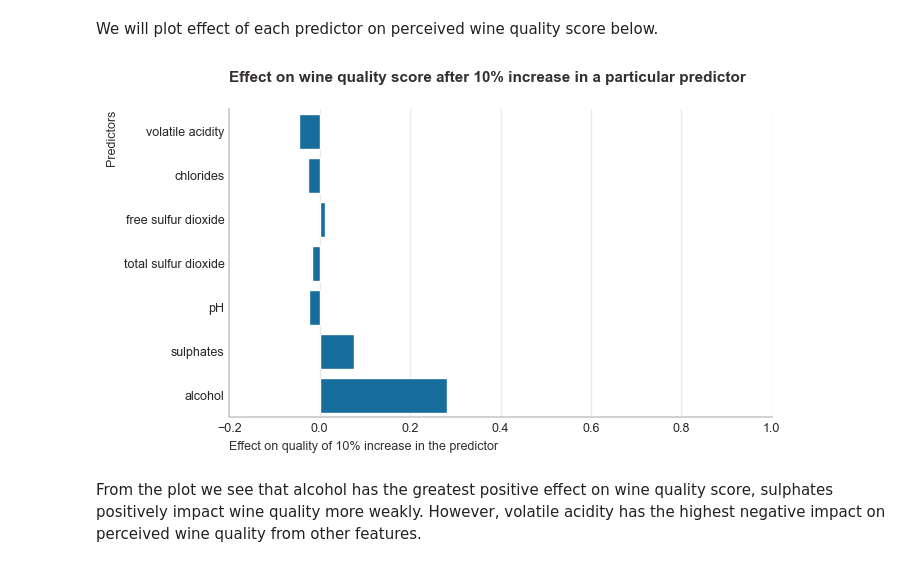
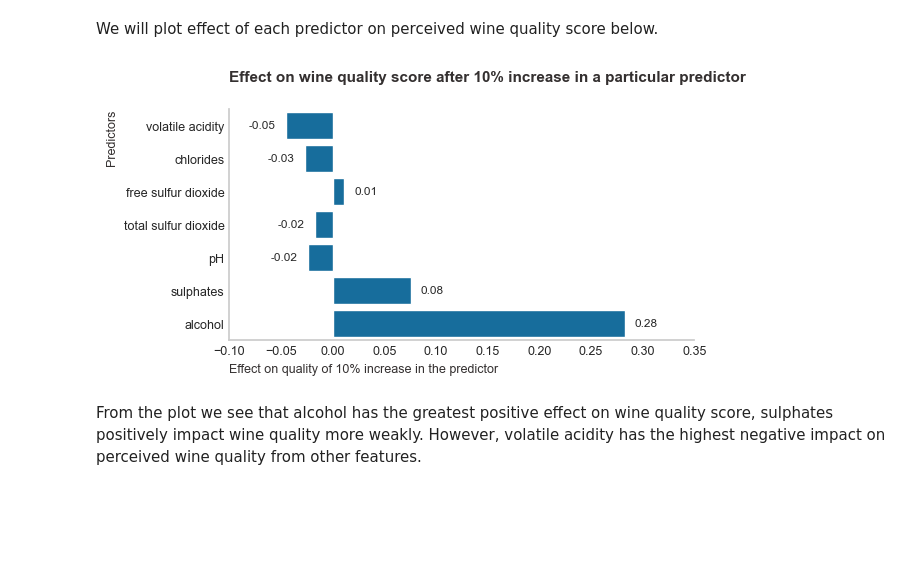
Before and after one commit to Gintare1985/Red-Wine-Quality-Project, a Jupyter notebook: notebooks/Red_wine_quality_analysis.ipynb, the cells around one changed output. Drawn from its saved outputs; the diff is of its cells as text; code cells hidden in the pictures; blank space fills up the shorter version.

```diff
--- a/notebooks/Red_wine_quality_analysis.ipynb
+++ b/notebooks/Red_wine_quality_analysis.ipynb
@@ -1596,14 +1609,17 @@ A 10% increase in pH relative to the mean is associated with an estimated decrea
 A 10% increase in sulphates is associated with an estimated increase of 0.0754 in the response variable holding other variables fixed.
 A 10% increase in alcohol is associated with an estimated increase of 0.2825 in the response variable holding other variables fixed.
 # %%
-summary_effects = pd.DataFrame(
-    {
-        "Coefficient": coefs,
-        "Transformation": transformations,
-        "Effect on quality of 10% increase in the predictor": marginal_changes,
-    }
+summary_effects = (
+    pd.DataFrame(
+        {
+            "Coefficient": coefs,
+            "Transformation": transformations,
+            "Effect on quality of 10% increase in the predictor": marginal_changes,
+        }
+    )
+    .reset_index()
+    .rename(columns={"index": "Predictors"})
 )
-summary_effects = summary_effects.reset_index().rename(columns={"index": "Predictors"})
 summary_effects
 # %% [output]
 |  | Predictors | Coefficient | Transformation | Effect on quality of 10% increase... |
@@ -1617,19 +1633,16 @@ summary_effects
 # %% [markdown]
 We will plot effect of each predictor on perceived wine quality score below.
 # %%
-fig, ax = plt.subplots(figsize=(7, 4))
-sns.barplot(
-    data=summary_effects,
-    x="Effect on quality of 10% increase in the predictor",
-    y="Predictors",
+utils.make_effects_barplot(
+    summary_effects,
+    (6, 3),
+    "Effect on quality of 10% increase in the predictor",
+    "Effect on wine quality score after 10% increase in a particular predictor",
+    0.01,
+    xlim=(-0.1, 0.35),
 )
-ax.set_title(
-    "Effect on wine quality score after 10% increase in a particular predictor", pad=20
-)
-ax.set_xlim(-0.2, 1)
-plt.show();
 # %% [output]
-[figure, old version]
+[figure, new version]
 # %% [markdown]
 From the plot we see that alcohol has the greatest positive effect on wine quality score, sulphates positively impact wine quality more weakly. However, volatile acidity has the highest negative impact on perceived wine quality from other features.
 # %% [markdown]
```
Also changed, not shown: parts of 60 cells of this notebook, 2 other files.
